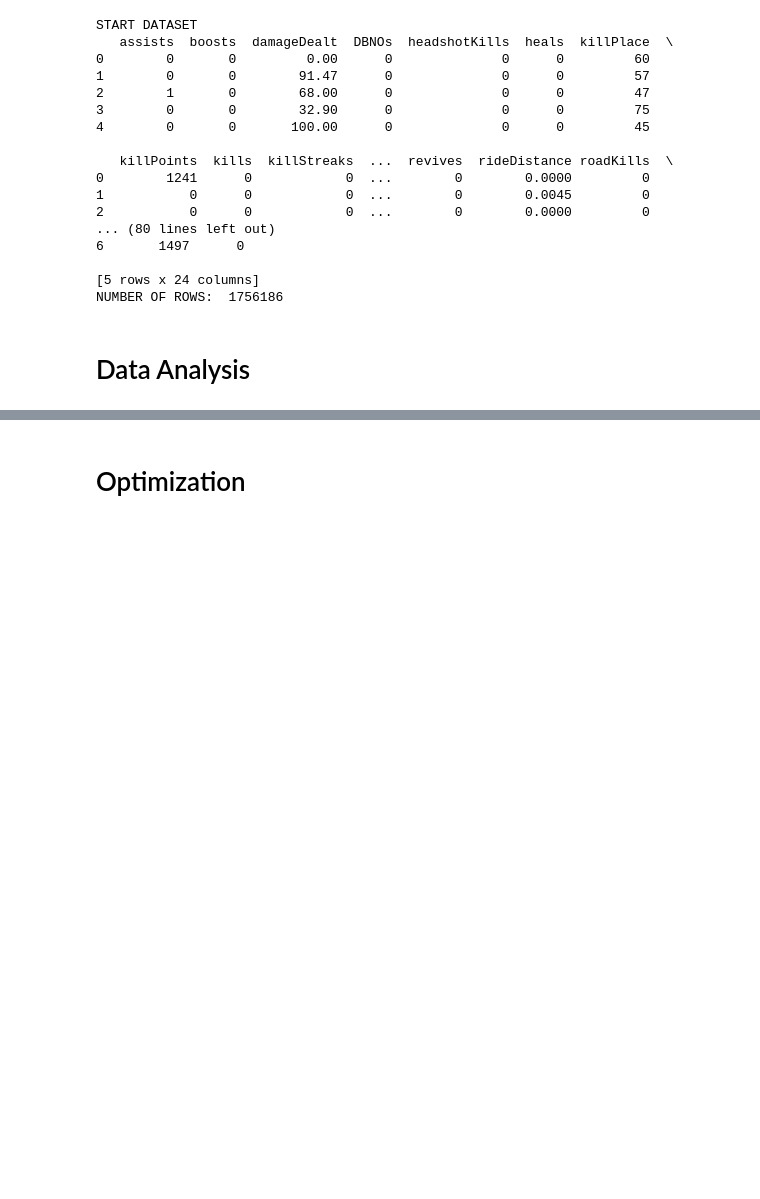
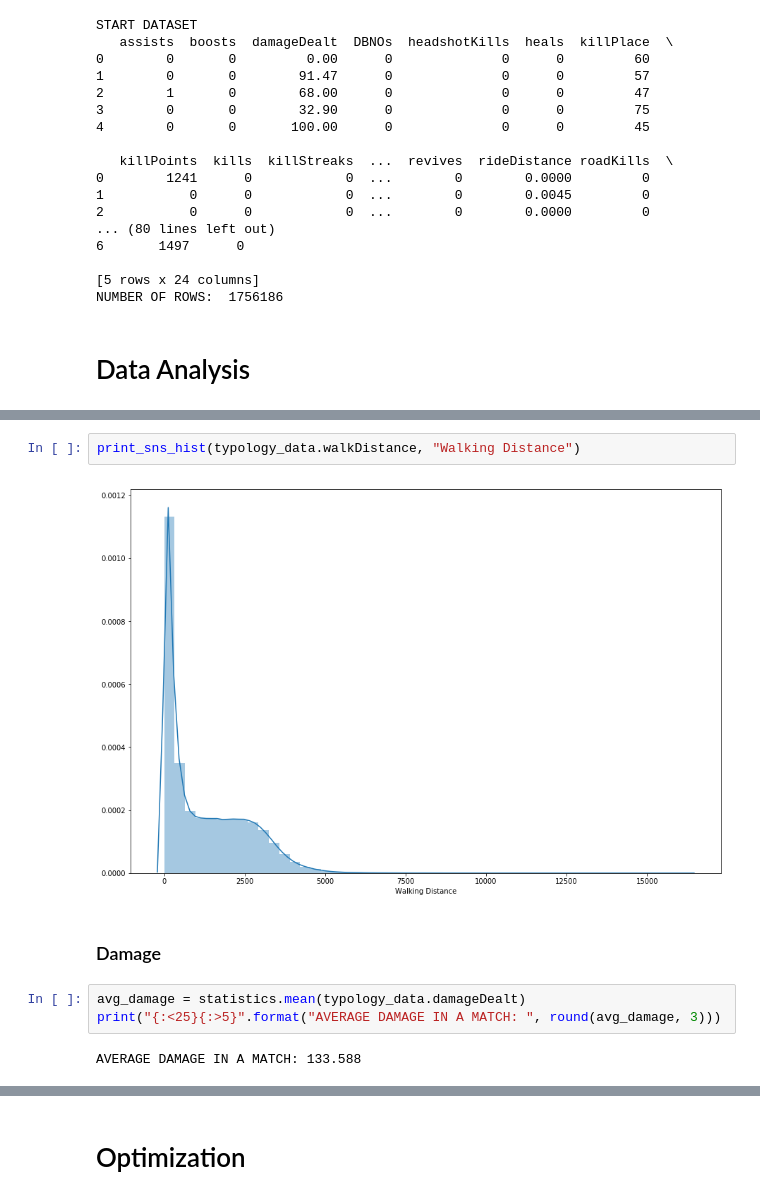
Before and after one commit to Villone96/PUBG-finish-placement-prediction, a Jupyter notebook: code/Advance_Machine_Learning_code.ipynb, the cells around one changed output, grey strips where cells are left out. Cells and saved outputs as stored; diff of their text form; blank space fills up the shorter version.

```diff
--- a/code/Advance_Machine_Learning_code.ipynb
+++ b/code/Advance_Machine_Learning_code.ipynb
@@ -158,0 +207,11 @@ Name: label, dtype: int64
+# %%
+print_sns_hist(typology_data.walkDistance, "Walking Distance")
+# %% [output]
+[figure, added]
+# %% [markdown]
+### Damage
+# %%
+avg_damage = statistics.mean(typology_data.damageDealt)
+print("{:<25}{:>5}".format("AVERAGE DAMAGE IN A MATCH: ", round(avg_damage, 3)))
+# %% [output]
+AVERAGE DAMAGE IN A MATCH: 133.588
```
Also changed, not shown: parts of 23 cells of this notebook.
